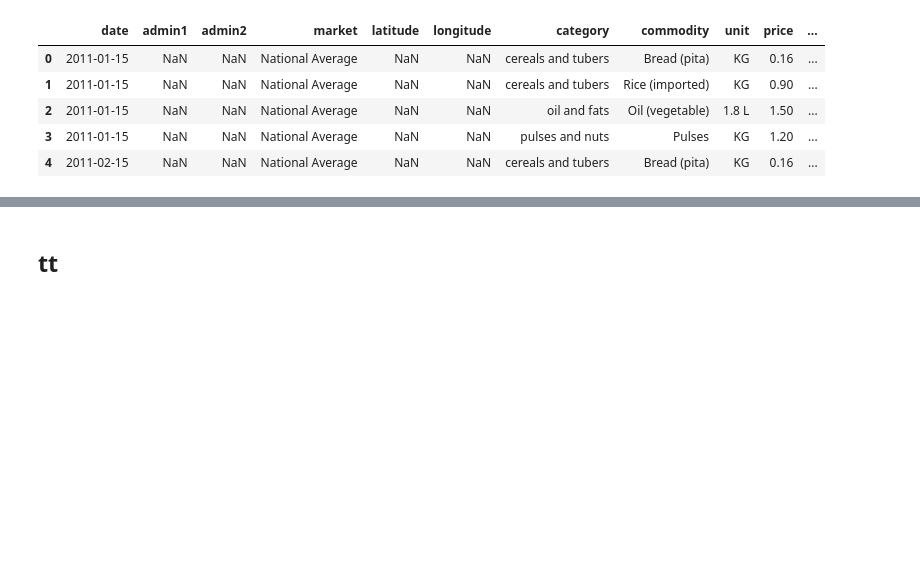
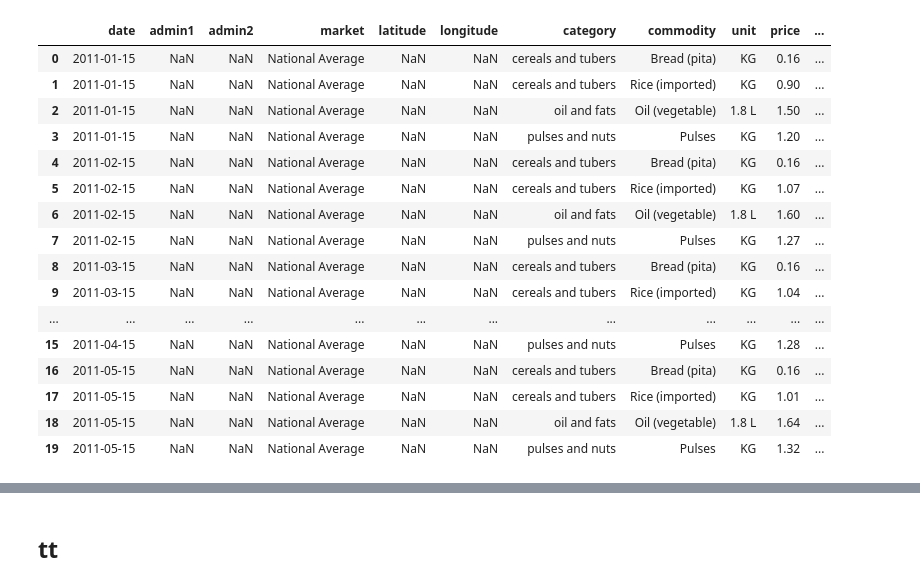
Before and after one commit to shaker113/group5_Price_Forecast, a Jupyter notebook: group_5_project.ipynb, the cells around one changed output, grey strips where cells are left out. Drawn from its saved outputs; the diff is of its cells as text; code cells hidden in the pictures; blank space fills up the shorter version.

```diff
--- a/group_5_project.ipynb
+++ b/group_5_project.ipynb
@@ -46,10 +46,37 @@ df.drop(['admin1','admin2','latitude','longitude','usdprice','date'],axis=1)
+# %%
+units=['12.5 KG' ,'1.8 L' ,'2 KG' ,'300 G' ,'160 G' ,'750 G' ,'170 G' ,'0.8 KG' ,'1.5 KG']
+
+for i in range(len(df)):
+    unit=1
+    if 'L' ==  str(df.loc[[i],["unit"]]):
+        unit=1
+    elif 'KG' ==  str(df.loc[[i],["unit"]]):
+       unit=1
+    elif str(df.loc[[i],["unit"]]) in units:
+        if 'G' == str(df.loc[[2],["unit"]]).split(' ')[-2:][1]:
+            unit=float(str(df.loc[[2],["unit"]]).split(' ')[-2:][0])/1000
+        else:
+            unit=float(str(df.loc[[2],["unit"]]).split(' ')[-2:][0])
+
+    df.loc[[i],["price/unit"]]= df.loc[[i],["price"]].values[0][0]/unit
 # %%
-df.head()
+df.head(20)
 # %% [output]
 |  | date | admin1 | admin2 | market | latitude | longitude | category | commodity | unit | price | ... |
 | 0 | 2011-01-15 | NaN | NaN | National Average | NaN | NaN | cereals and tubers | Bread (pita) | KG | 0.16 | ... |
 | 1 | 2011-01-15 | NaN | NaN | National Average | NaN | NaN | cereals and tubers | Rice (imported) | KG | 0.90 | ... |
 | 2 | 2011-01-15 | NaN | NaN | National Average | NaN | NaN | oil and fats | Oil (vegetable) | 1.8 L | 1.50 | ... |
 | 3 | 2011-01-15 | NaN | NaN | National Average | NaN | NaN | pulses and nuts | Pulses | KG | 1.20 | ... |
 | 4 | 2011-02-15 | NaN | NaN | National Average | NaN | NaN | cereals and tubers | Bread (pita) | KG | 0.16 | ... |
+| 5 | 2011-02-15 | NaN | NaN | National Average | NaN | NaN | cereals and tubers | Rice (imported) | KG | 1.07 | ... |
+| 6 | 2011-02-15 | NaN | NaN | National Average | NaN | NaN | oil and fats | Oil (vegetable) | 1.8 L | 1.60 | ... |
+| 7 | 2011-02-15 | NaN | NaN | National Average | NaN | NaN | pulses and nuts | Pulses | KG | 1.27 | ... |
+| 8 | 2011-03-15 | NaN | NaN | National Average | NaN | NaN | cereals and tubers | Bread (pita) | KG | 0.16 | ... |
+| 9 | 2011-03-15 | NaN | NaN | National Average | NaN | NaN | cereals and tubers | Rice (imported) | KG | 1.04 | ... |
+| ... | ... | ... | ... | ... | ... | ... | ... | ... | ... | ... | ... |
+| 15 | 2011-04-15 | NaN | NaN | National Average | NaN | NaN | pulses and nuts | Pulses | KG | 1.28 | ... |
+| 16 | 2011-05-15 | NaN | NaN | National Average | NaN | NaN | cereals and tubers | Bread (pita) | KG | 0.16 | ... |
+| 17 | 2011-05-15 | NaN | NaN | National Average | NaN | NaN | cereals and tubers | Rice (imported) | KG | 1.01 | ... |
+| 18 | 2011-05-15 | NaN | NaN | National Average | NaN | NaN | oil and fats | Oil (vegetable) | 1.8 L | 1.64 | ... |
+| 19 | 2011-05-15 | NaN | NaN | National Average | NaN | NaN | pulses and nuts | Pulses | KG | 1.32 | ... |
 # %%
```
Also changed, not shown: parts of 8 cells of this notebook, 1 other file.
